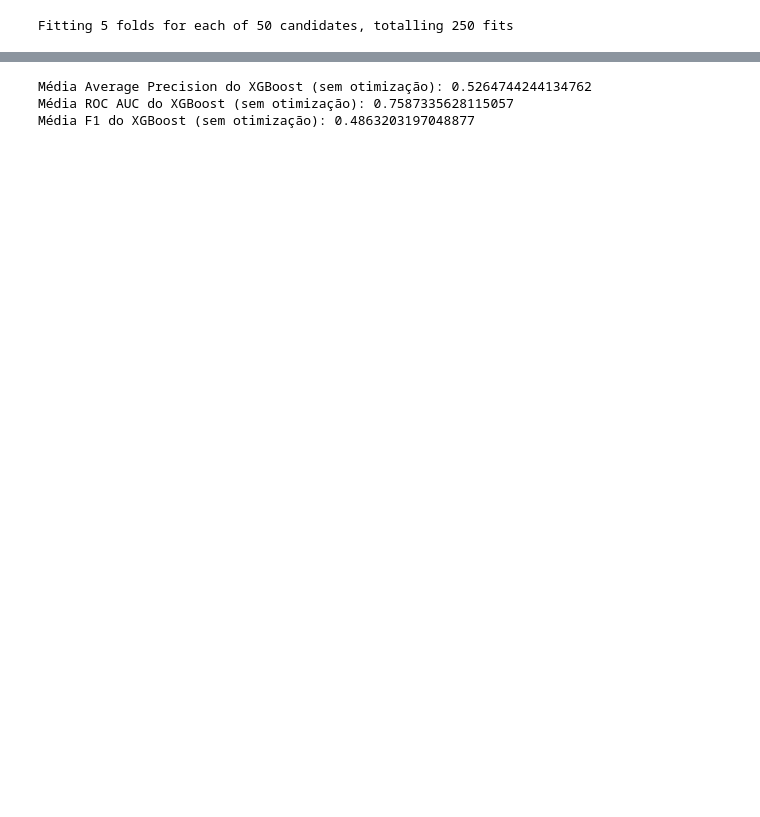
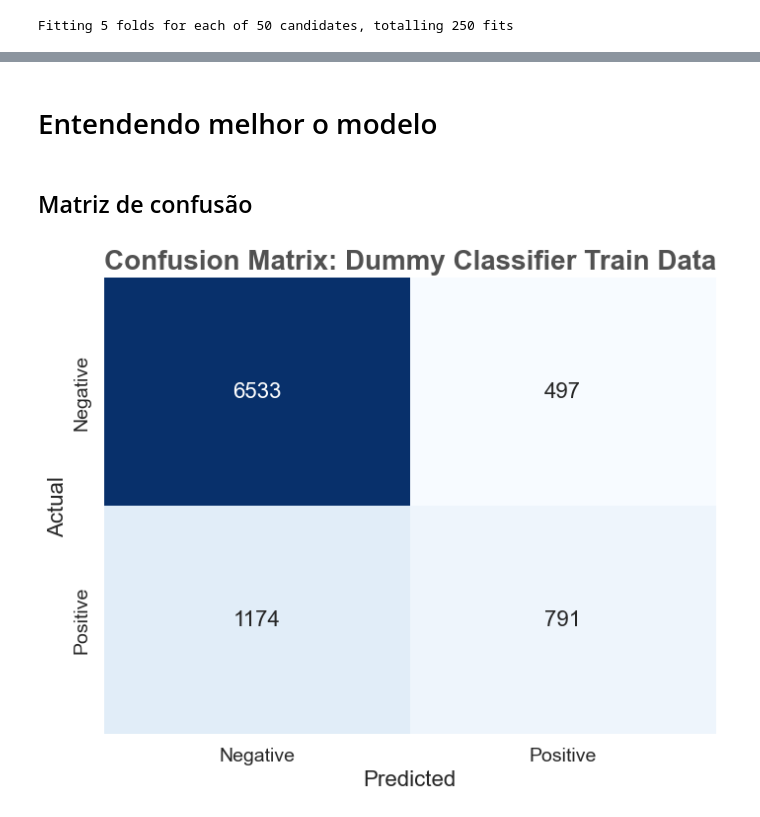
Before and after one commit to biancaportela/4intelligence, a Jupyter notebook: case_2/case.ipynb, the cells around one changed output, grey strips where cells are left out. Drawn from its saved outputs; the diff is of its cells as text; code cells hidden in the pictures; blank space fills up the shorter version.

```diff
--- a/case_2/case.ipynb
+++ b/case_2/case.ipynb
@@ -1015,27 +1031,22 @@ Média F1 do XGBoost: 0.48954489544895446
-# %%
-#modelo não otimizado
-from xgboost import XGBClassifier
-from sklearn.metrics import average_precision_score, roc_auc_score, f1_score
-
-# Criar um modelo XGBoost padrão (sem ajuste de hiperparâmetros)
-xgb_model = XGBClassifier()
-
-# Treinar o modelo no conjunto de treinamento balanceado
-xgb_model.fit(x_train_balanced, y_train_balanced)
-
-# Fazer previsões no conjunto de teste
-y_pred = xgb_model.predict(x_test_preprocessed)
-y_pred_prob = xgb_model.predict_proba(x_test_preprocessed)[:, 1]
-
-# Calcular as métricas para as previsões do modelo
-xgb_avg_precision = average_precision_score(y_test, y_pred_prob)
-xgb_roc_auc = roc_auc_score(y_test, y_pred_prob)
-xgb_f1 = f1_score(y_test, y_pred)
-
-print("Média Average Precision do XGBoost (sem otimização):", xgb_avg_precision)
-print("Média ROC AUC do XGBoost (sem otimização):", xgb_roc_auc)
-print("Média F1 do XGBoost (sem otimização):", xgb_f1)
-# %% [output]
-Média Average Precision do XGBoost (sem otimização): 0.5264744244134762
-Média ROC AUC do XGBoost (sem otimização): 0.7587335628115057
-Média F1 do XGBoost (sem otimização): 0.4863203197048877
+# %% [markdown]
+# Entendendo melhor o modelo
+# %% [markdown]
+## Matriz de confusão
+# %%
+
+# Calcula a matriz de confusão
+
+confusion = confusion_matrix(y_test_preprocessed, y_pred)
+
+#grafico
+fig, ax = plt.subplots(figsize=(8, 6))
+sns.heatmap(confusion, annot=True, cmap='Blues', fmt='g', cbar=False, annot_kws={'fontsize': 16}, ax=ax)
+ax.set_title('Confusion Matrix: Dummy Classifier Train Data', size=20, alpha=0.8, weight='bold')
+ax.set_xlabel('Predicted', size=16)
+ax.set_ylabel('Actual', size=16)
+tick_labels = ['Negative', 'Positive']
+ax.set_xticklabels(tick_labels, fontsize=14)
+ax.set_yticklabels(tick_labels, fontsize=14)
+plt.show()
+# %% [output]
+[figure, added]
```
Also changed, not shown: parts of 57 cells of this notebook.
